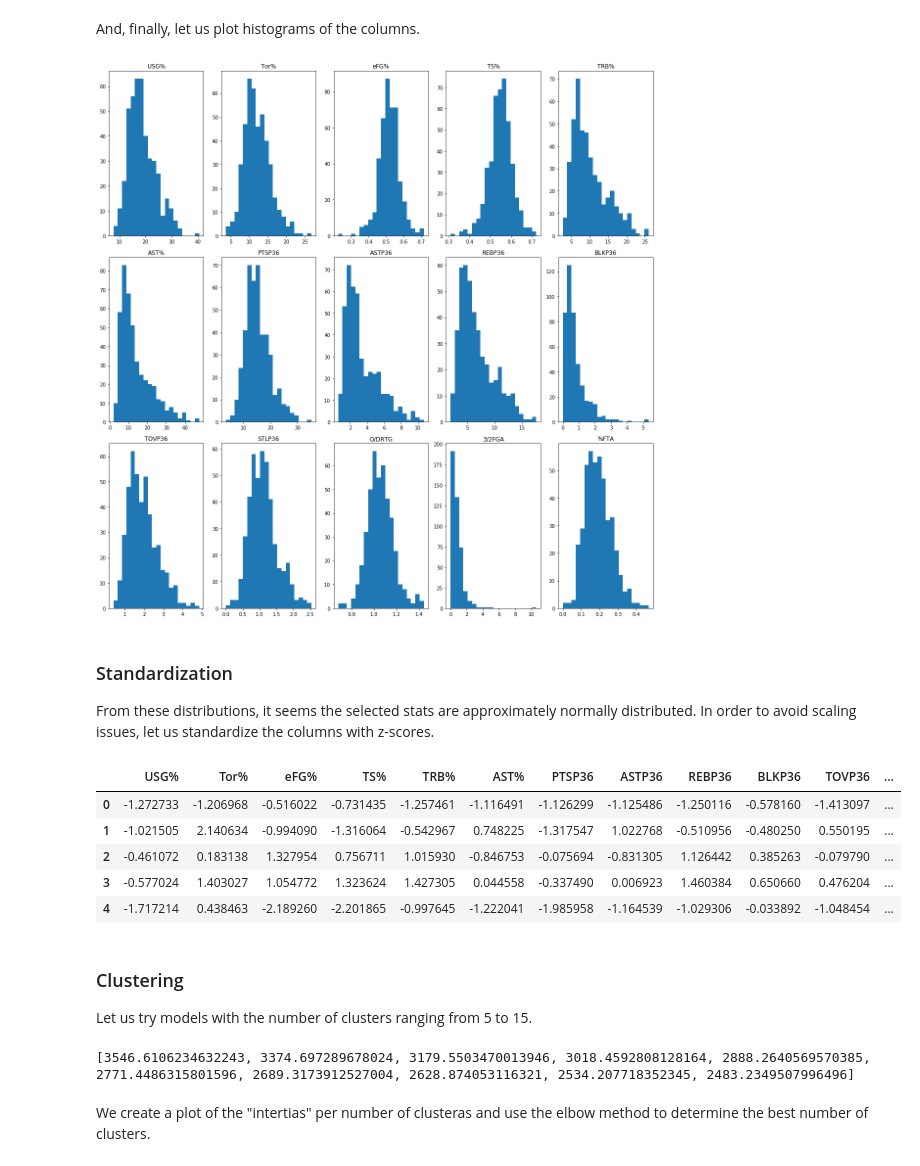
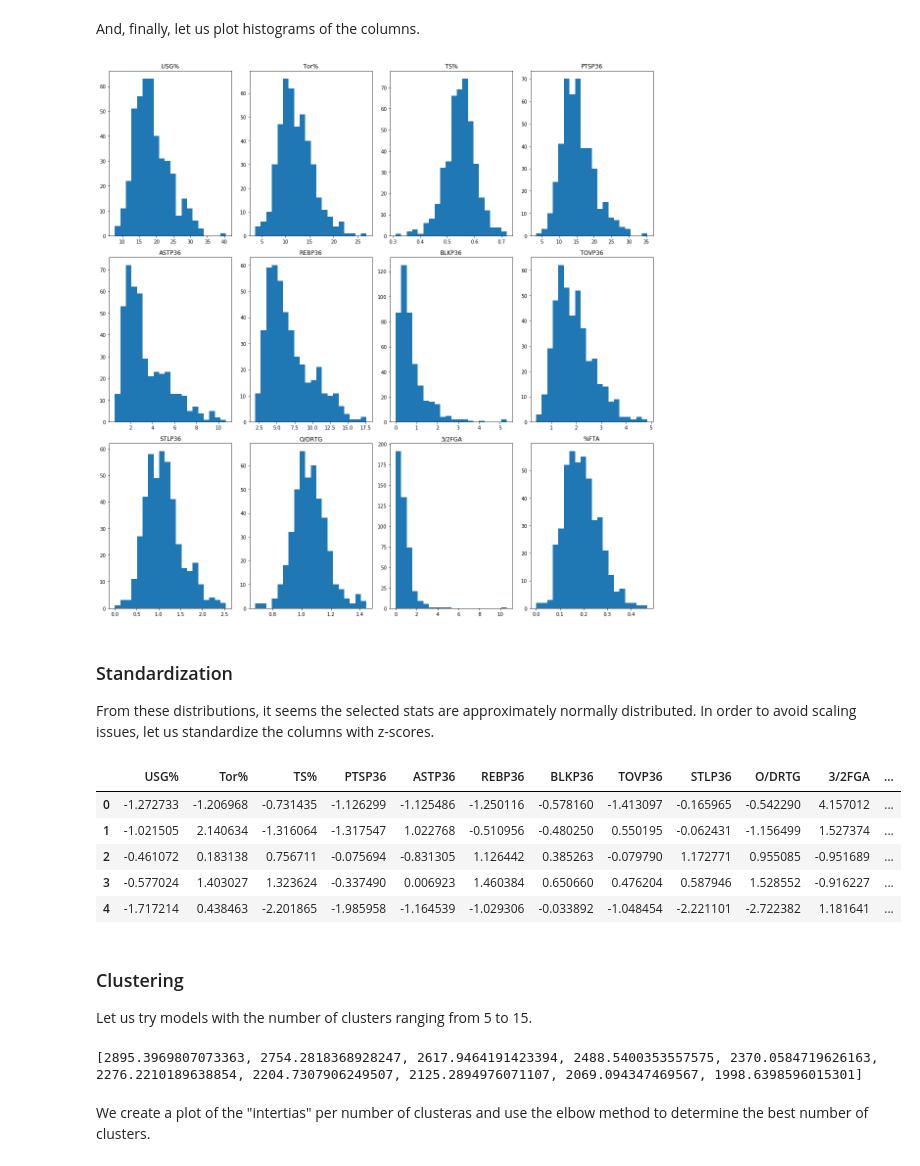
Before and after one commit to arifaulakh/FIBA_Player_Styles, a Jupyter notebook: Standardized_Clusters.ipynb, the cells around one changed output. Saved outputs shown, nothing was run; the diff lists cells and outputs as text; code cells hidden in the pictures.

```diff
--- a/Standardized_Clusters.ipynb
+++ b/Standardized_Clusters.ipynb
@@ -33,7 +33,7 @@ print(list(df.columns))
 
 Here, we create a list of the columns we want to use as parameters to the clustering alrogithm, called `cols_to_keep`. We ensure that none of these columns contain missing values.
 # %%
-cols_to_keep = ['USG%', 'Tor%', 'eFG%', 'TS%', 'TRB%', 'AST%', 'PTSP36', 'ASTP36', 'REBP36', 'BLKP36', 'TOVP36', 'STLP36', 'O/DRTG', '3/2FGA', '%FTA']
+cols_to_keep = ['USG%', 'Tor%', 'TS%', 'PTSP36', 'ASTP36', 'REBP36', 'BLKP36', 'TOVP36', 'STLP36', 'O/DRTG', '3/2FGA', '%FTA']
 cluster_df = df[cols_to_keep]
 cluster_df.isnull().sum().sum()
 # %% [output]
@@ -64,15 +64,15 @@ df[cols_to_keep].describe()
 # %% [markdown]
 And, finally, let us plot histograms of the columns.
 # %%
-plt.subplots(3, 5, figsize=(16, 16))
+plt.subplots(3, 4, figsize=(16, 16))
 for i in range(len(cols_to_keep)):
-    plt.subplot(3, 5, i+1)
+    plt.subplot(3, 4, i+1)
     plt.hist(cluster_df[cols_to_keep[i]], bins=20)
     plt.title(cols_to_keep[i])
     plt.tight_layout()
 plt.show()
 # %% [output]
-[figure, old version]
+[figure, new version]
 # %% [markdown]
 ### Standardization
 
@@ -83,12 +83,12 @@ scaler = preprocessing.StandardScaler()
 cluster_df = pd.DataFrame(scaler.fit_transform(cluster_df), columns=cols_to_keep)
 cluster_df.head()
 # %% [output]
-|  | USG% | Tor% | eFG% | TS% | TRB% | AST% | PTSP36 | ASTP36 | REBP36 | BLKP36 | TOVP36 | ... |
-| 0 | -1.272733 | -1.206968 | -0.516022 | -0.731435 | -1.257461 | -1.116491 | -1.126299 | -1.125486 | -1.250116 | -0.578160 | -1.413097 | ... |
-| 1 | -1.021505 | 2.140634 | -0.994090 | -1.316064 | -0.542967 | 0.748225 | -1.317547 | 1.022768 | -0.510956 | -0.480250 | 0.550195 | ... |
-| 2 | -0.461072 | 0.183138 | 1.327954 | 0.756711 | 1.015930 | -0.846753 | -0.075694 | -0.831305 | 1.126442 | 0.385263 | -0.079790 | ... |
-| 3 | -0.577024 | 1.403027 | 1.054772 | 1.323624 | 1.427305 | 0.044558 | -0.337490 | 0.006923 | 1.460384 | 0.650660 | 0.476204 | ... |
-| 4 | -1.717214 | 0.438463 | -2.189260 | -2.201865 | -0.997645 | -1.222041 | -1.985958 | -1.164539 | -1.029306 | -0.033892 | -1.048454 | ... |
+|  | USG% | Tor% | TS% | PTSP36 | ASTP36 | REBP36 | BLKP36 | TOVP36 | STLP36 | O/DRTG | 3/2FGA | ... |
+| 0 | -1.272733 | -1.206968 | -0.731435 | -1.126299 | -1.125486 | -1.250116 | -0.578160 | -1.413097 | -0.165965 | -0.542290 | 4.157012 | ... |
+| 1 | -1.021505 | 2.140634 | -1.316064 | -1.317547 | 1.022768 | -0.510956 | -0.480250 | 0.550195 | -0.062431 | -1.156499 | 1.527374 | ... |
+| 2 | -0.461072 | 0.183138 | 0.756711 | -0.075694 | -0.831305 | 1.126442 | 0.385263 | -0.079790 | 1.172771 | 0.955085 | -0.951689 | ... |
+| 3 | -0.577024 | 1.403027 | 1.323624 | -0.337490 | 0.006923 | 1.460384 | 0.650660 | 0.476204 | 0.587946 | 1.528552 | -0.916227 | ... |
+| 4 | -1.717214 | 0.438463 | -2.201865 | -1.985958 | -1.164539 | -1.029306 | -0.033892 | -1.048454 | -2.221101 | -2.722382 | 1.181641 | ... |
 # %% [markdown]
 ### Clustering
 
@@ -103,7 +103,7 @@ for i in range(5, 15):
     inertias.append(test_model.inertia_)
 print(inertias)
 # %% [output]
-[3546.6106234632243, 3374.697289678024, 3179.5503470013946, 3018.4592808128164, 2888.2640569570385, 2771.4486315801596, 2689.3173912527004, 2628.874053116321, 2534.207718352345, 2483.2349507996496]
+[2895.3969807073363, 2754.2818368928247, 2617.9464191423394, 2488.5400353557575, 2370.0584719626163, 2276.2210189638854, 2204.7307906249507, 2125.2894976071107, 2069.094347469567, 1998.6398596015301]
 # %% [markdown]
 We create a plot of the "intertias" per number of clusteras and use the elbow method to determine the best number of clusters.
 # %%
```
Also changed, not shown: parts of 8 cells of this notebook, 1 other file.
